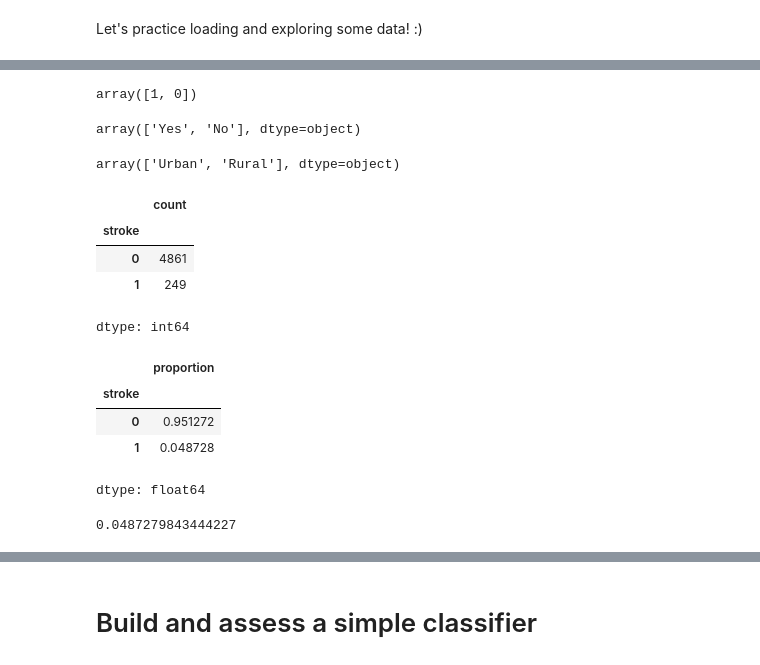
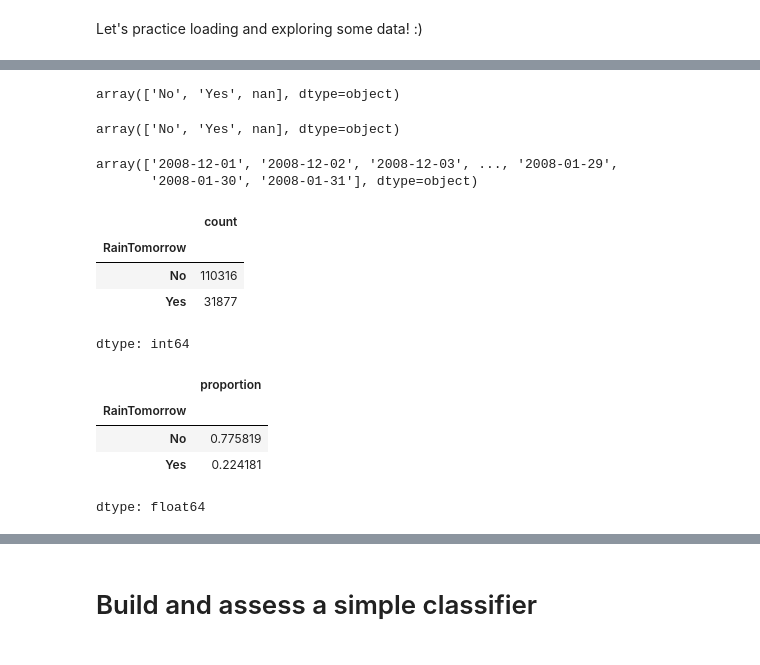
Before and after one commit to benmanjackson/CS290, a Jupyter notebook: notebooks/Rain_In_AUS.ipynb, the cells around one changed output, grey strips where cells are left out. Saved outputs shown, nothing was run; the diff lists cells and outputs as text; code cells hidden in the pictures.

```diff
--- a/notebooks/Rain_In_AUS.ipynb
+++ b/notebooks/Rain_In_AUS.ipynb
@@ -7,5 +13,5 @@ import pandas as pd
 # %%
-df = pd.read_csv("https://github.com/mbrudd/csci290/raw/main/data/stroke.csv")
+df = pd.read_csv("https://github.com/benmanjackson/CS290/raw/main/weatherAUS.csv")
 # %%
 df.columns
 # %% [output]
@@ -59,32 +66,29 @@ df.describe()
 # %%
-df["stroke"].unique()
+df["RainToday"].unique()
 # %% [output]
-array([1, 0])
+array(['No', 'Yes', nan], dtype=object)
 # %%
-df['ever_married'].unique()
+df['RainTomorrow'].unique()
 # %% [output]
-array(['Yes', 'No'], dtype=object)
+array(['No', 'Yes', nan], dtype=object)
 # %%
-df['Residence_type'].unique()
+df['Date'].unique()
 # %% [output]
-array(['Urban', 'Rural'], dtype=object)
+array(['2008-12-01', '2008-12-02', '2008-12-03', ..., '2008-01-29',
+       '2008-01-30', '2008-01-31'], dtype=object)
 # %%
-df["stroke"].value_counts()
+df["RainTomorrow"].value_counts()
 # %% [output]
 |  | count |
-| stroke |  |
-| 0 | 4861 |
-| 1 | 249 |
+| RainTomorrow |  |
+| No | 110316 |
+| Yes | 31877 |
 dtype: int64
 # %%
-df["stroke"].value_counts( normalize=True )
+df["RainTomorrow"].value_counts( normalize=True )
 # %% [output]
 |  | proportion |
-| stroke |  |
-| 0 | 0.951272 |
-| 1 | 0.048728 |
+| RainTomorrow |  |
+| No | 0.775819 |
+| Yes | 0.224181 |
 dtype: float64
-# %%
-df["stroke"].mean()
-# %% [output]
-0.0487279843444227
```
Also changed, not shown: parts of 43 cells of this notebook.
